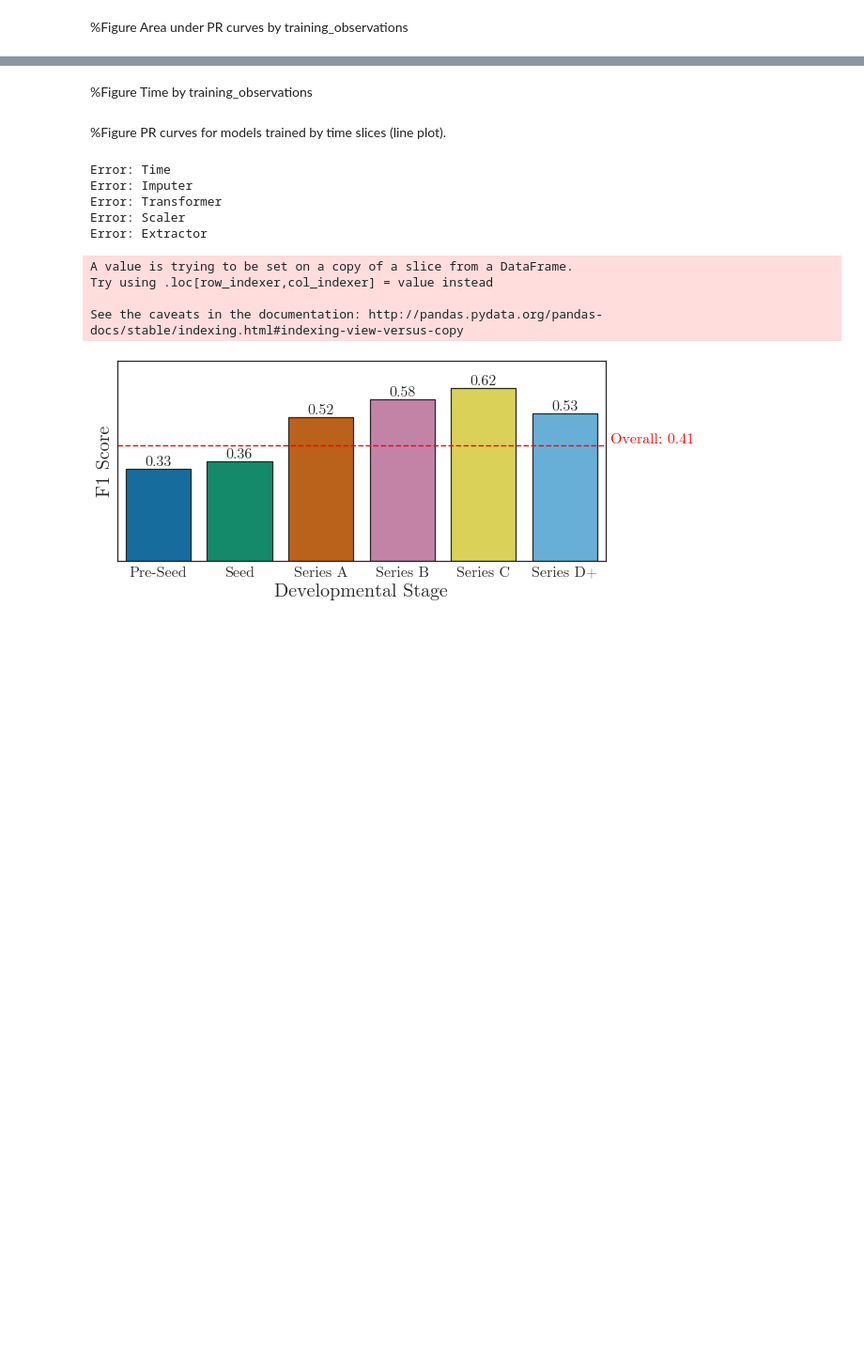
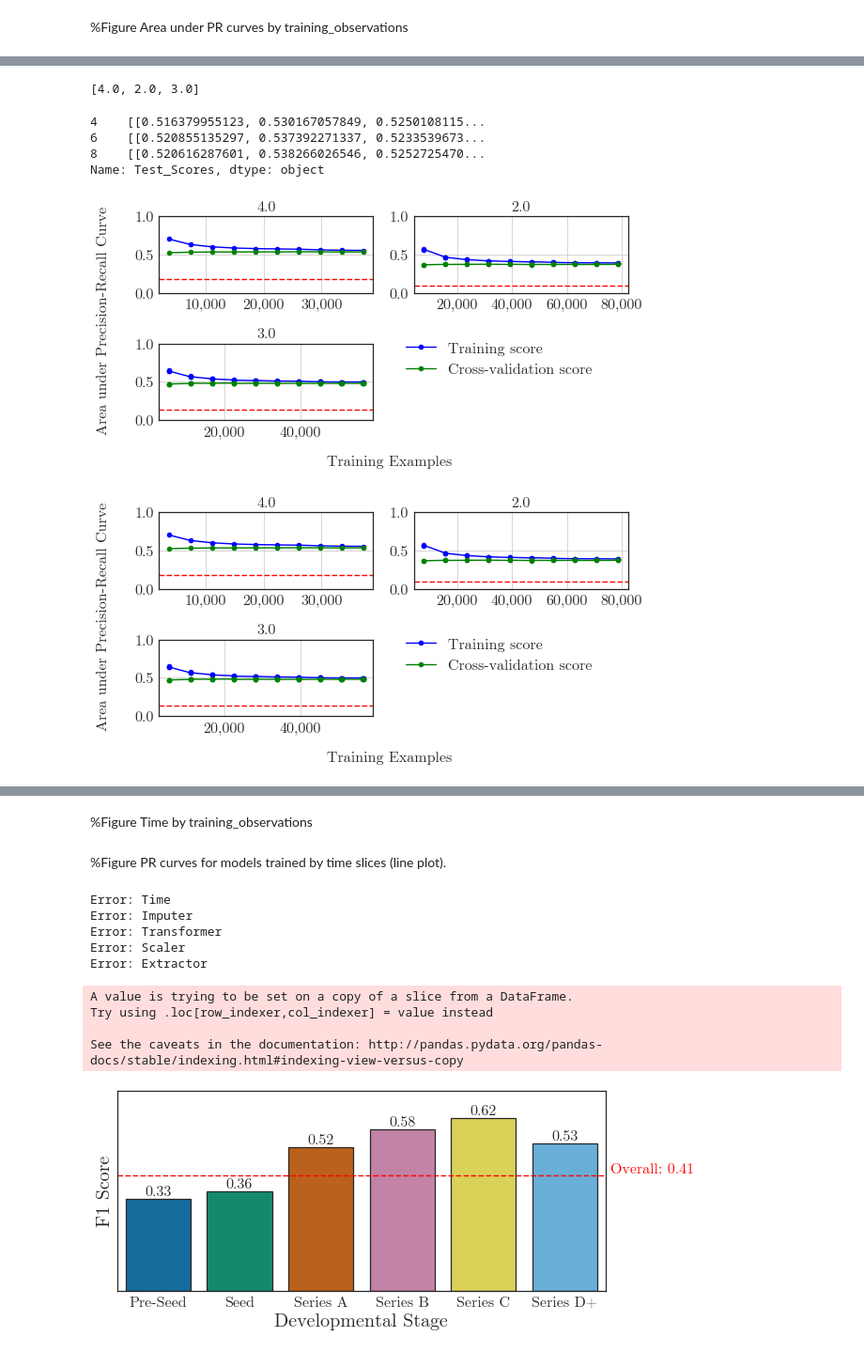
Before and after one commit to markshelton/autovc, a Jupyter notebook: dev/package/analysis/notebooks/Exploratory Statistics.ipynb, the cells around one changed output, grey strips where cells are left out. Shown at 94% size. Saved outputs shown, nothing was run; the diff lists cells and outputs as text; code cells hidden in the pictures; blank space fills up the shorter version.

```diff
--- a/dev/package/analysis/notebooks/Exploratory Statistics.ipynb
+++ b/dev/package/analysis/notebooks/Exploratory Statistics.ipynb
@@ -294,6 +299,25 @@ def plot_learning_curves(df, group):
     f.text(-0.04, 0.5, 'Area under Precision-Recall Curve', va='center', rotation='vertical')
     plt.tight_layout()
     return f
+# %%
+def plot_learning_curves2(df, group):
+    targets = df[group].value_counts().index.tolist()
+    rows=math.ceil(math.sqrt(len(targets)))
+    cols = math.ceil(len(targets) / rows)
+    f, axes = plt.subplots(nrows=rows, ncols=cols)
+    axes = [item for sublist in axes for item in sublist]
+    for i, target in enumerate(targets):
+        leg = plot_learning_curve2(df, axes[i], group=group, target=target, multiple=True)
+        outcome_chance = df["outcome_chance"].ix[df.loc[df[group] == target].sample(1).index.tolist()[0]]
+        add_horizontal_line(axes[i], outcome_chance, "", color="r")
+        if i == 0: axes[i].legend(
+            bbox_to_anchor = axes[len(axes) - 1].get_position(),
+            bbox_transform=plt.gcf().transFigure)
+    for x in range(len(targets), len(axes)): f.delaxes(axes[x])
+    f.text(0.5, -0.04, 'Training Examples', ha='center')
+    f.text(-0.04, 0.5, 'Area under Precision-Recall Curve', va='center', rotation='vertical')
+    plt.tight_layout()
+    return f
 # %%
 def plot_roc_curve(df, iv, dv, x, y, n=None):
 
@@ -1196,2 +1251,20 @@ plot_learning_curve2(yoo)
+# %%
+df_evaluate["forecast_window_years"] = df_evaluate["forecast_window_months"] / 12
+# %%
+df_evaluate["forecast_window_years"].value_counts().index.tolist()
+# %% [output]
+[4.0, 2.0, 3.0]
+# %%
+df_evaluate.loc[df_evaluate["forecast_window_years"] == 4.0]["Test_Scores"]
+# %% [output]
+4    [[0.516379955123, 0.530167057849, 0.5250108115...
+6    [[0.520855135297, 0.537392271337, 0.5233539673...
+8    [[0.520616287601, 0.538266026546, 0.5252725470...
+Name: Test_Scores, dtype: object
+# %%
+plot_learning_curves2(df = df_evaluate, group = "forecast_window_years")
+# %% [output]
+[figure, added]
+[figure, added]
 # %%
 f = plt.figure()
```
Also changed, not shown: parts of 33 cells of this notebook, 15 other files.
